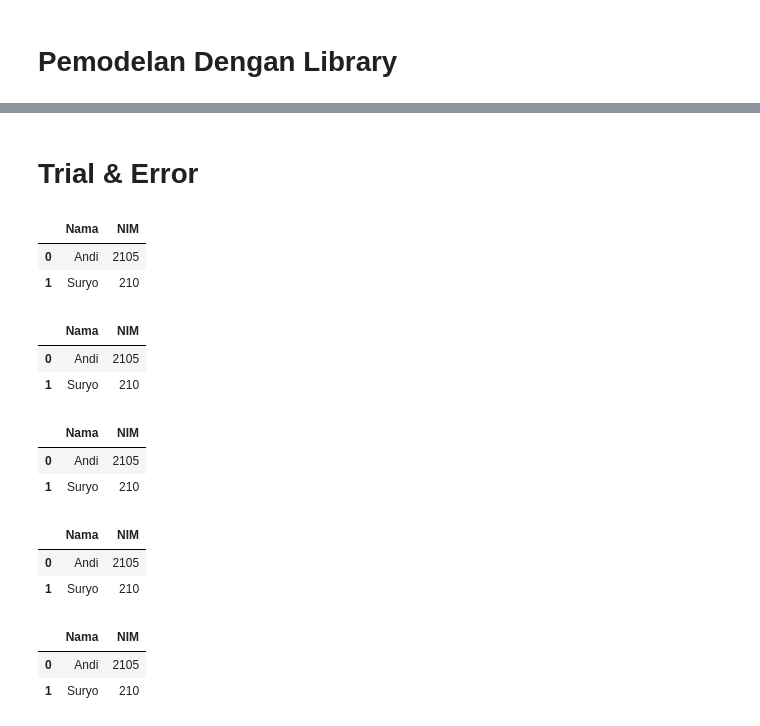
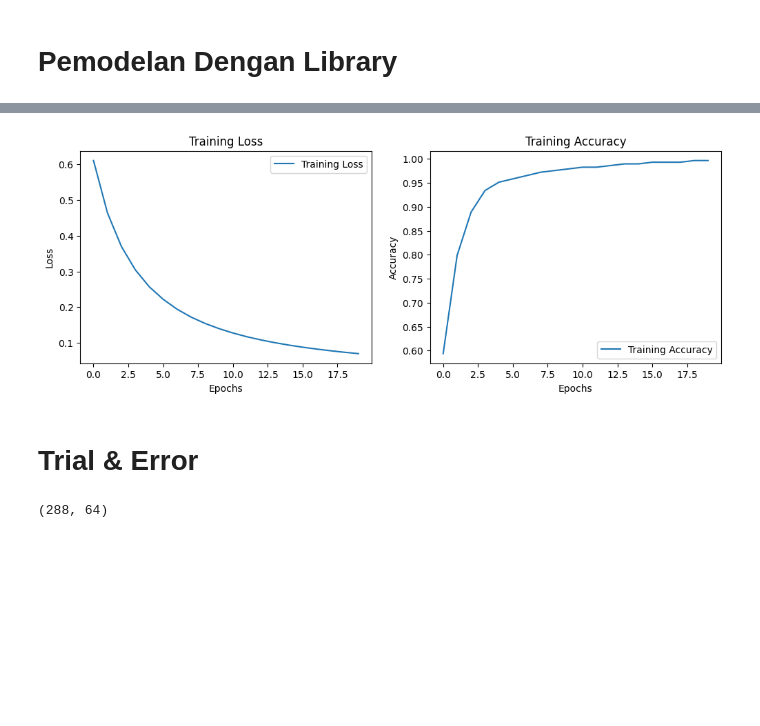
Before and after one commit to Arthdrm/PythonNotebook, a Jupyter notebook: [Python] Backpropagation Implementation.ipynb, the cells around one changed output, grey strips where cells are left out. Drawn from its saved outputs; the diff is of its cells as text; code cells hidden in the pictures; blank space fills up the shorter version.

```diff
--- a/[Python] Backpropagation Implementation.ipynb
+++ b/[Python] Backpropagation Implementation.ipynb
@@ -197,0 +160,5 @@ ValueError: shapes (4,2) and (4,2) not aligned: 2 (dim 1) != 4 (dim 0)
+# %%
+# Standardize the data
+scaler = StandardScaler()
+X_train = scaler.fit_transform(X_train)
+X_test = scaler.transform(X_test)
@@ -197,0 +171,6 @@ ValueError: shapes (4,2) and (4,2) not aligned: 2 (dim 1) != 4 (dim 0)
+# %%
+# Build the model
+model = Sequential()
+model.add(Input(shape=(64,)))
+model.add(Dense(32, activation='relu'))  # Hidden layer with 64 neurons
+model.add(Dense(1, activation='sigmoid'))  # Output layer for binary classification
@@ -197,0 +191,8 @@ ValueError: shapes (4,2) and (4,2) not aligned: 2 (dim 1) != 4 (dim 0)
+# %%
+# Compiling & training the model
+model.compile(optimizer='sgd', loss='binary_crossentropy', metrics=['accuracy'])
+history = model.fit(
+    X_train,
+    y_train,
+    epochs=20
+)
@@ -198,24 +226,29 @@ ValueError: shapes (4,2) and (4,2) not aligned: 2 (dim 1) != 4 (dim 0)
+# %%
+# Learning curve
+train_loss = history.history['loss']
+train_acc = history.history['accuracy']
+
+plt.figure(figsize=(12, 4))
+
+# Loss
+plt.subplot(1, 2, 1)
+plt.plot(train_loss, label='Training Loss')
+plt.title('Training Loss')
+plt.xlabel('Epochs')
+plt.ylabel('Loss')
+plt.legend()
+
+# Accuracy
+plt.subplot(1, 2, 2)
+plt.plot(train_acc, label='Training Accuracy')
+plt.title('Training Accuracy')
+plt.xlabel('Epochs')
+plt.ylabel('Accuracy')
+plt.legend()
+
+# Display the plots
+plt.show()
+# %% [output]
+[figure, added]
 # %% [markdown]
 # Trial & Error
-# %%
-# Loop Display Dataframe
-df = pd.DataFrame({"Nama": ["Andi", "Suryo"], "NIM":[2105, 210]})
-for x in range(5):
-    display(df)
-    print(" ")
-# %% [output]
-|  | Nama | NIM |
-| 0 | Andi | 2105 |
-| 1 | Suryo | 210 |
-|  | Nama | NIM |
-| 0 | Andi | 2105 |
-| 1 | Suryo | 210 |
-|  | Nama | NIM |
-| 0 | Andi | 2105 |
-| 1 | Suryo | 210 |
-|  | Nama | NIM |
-| 0 | Andi | 2105 |
-| 1 | Suryo | 210 |
-|  | Nama | NIM |
-| 0 | Andi | 2105 |
-| 1 | Suryo | 210 |
@@ -221,0 +270,4 @@ for x in range(5):
+# %%
+X_train.shape
+# %% [output]
+(288, 64)
```
Also changed, not shown: parts of 25 cells of this notebook.
